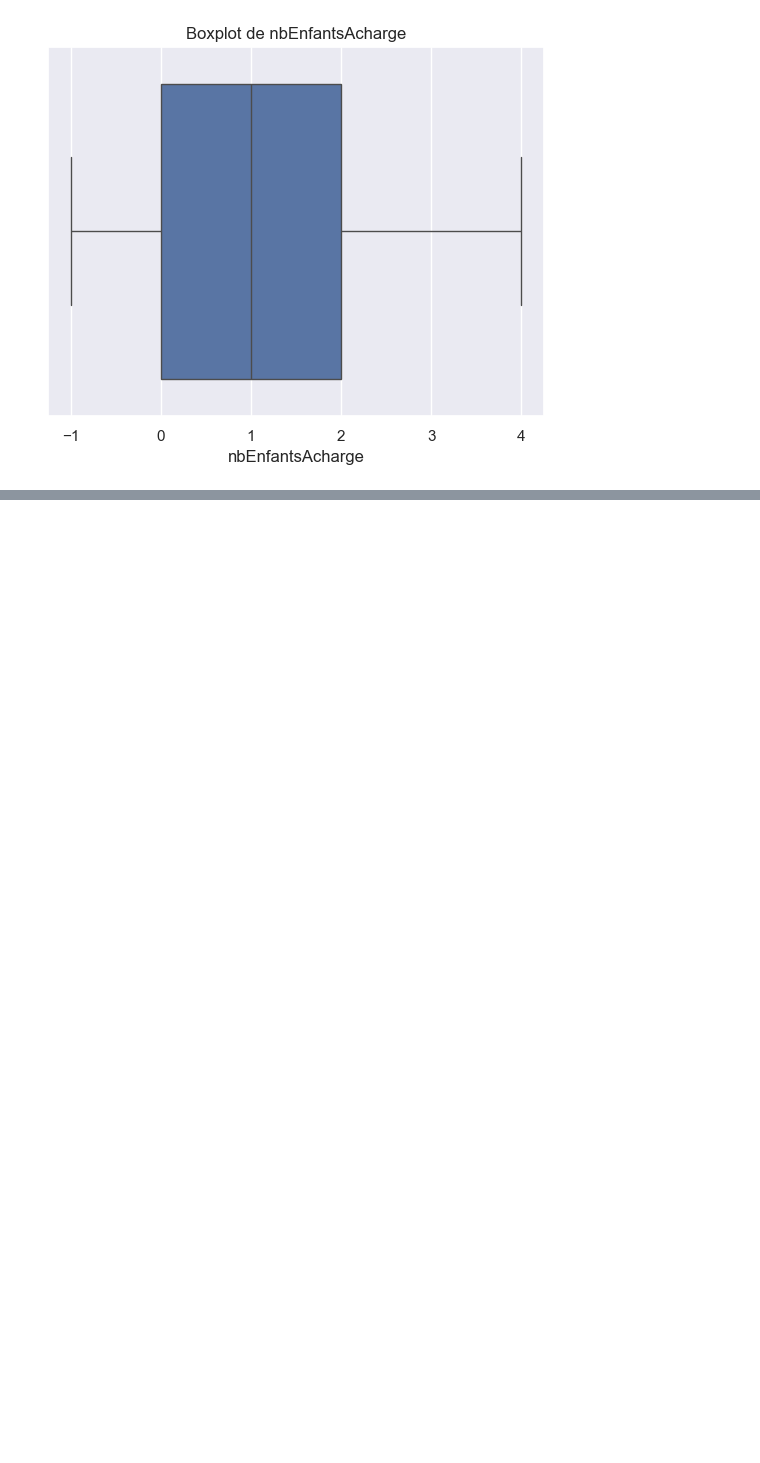
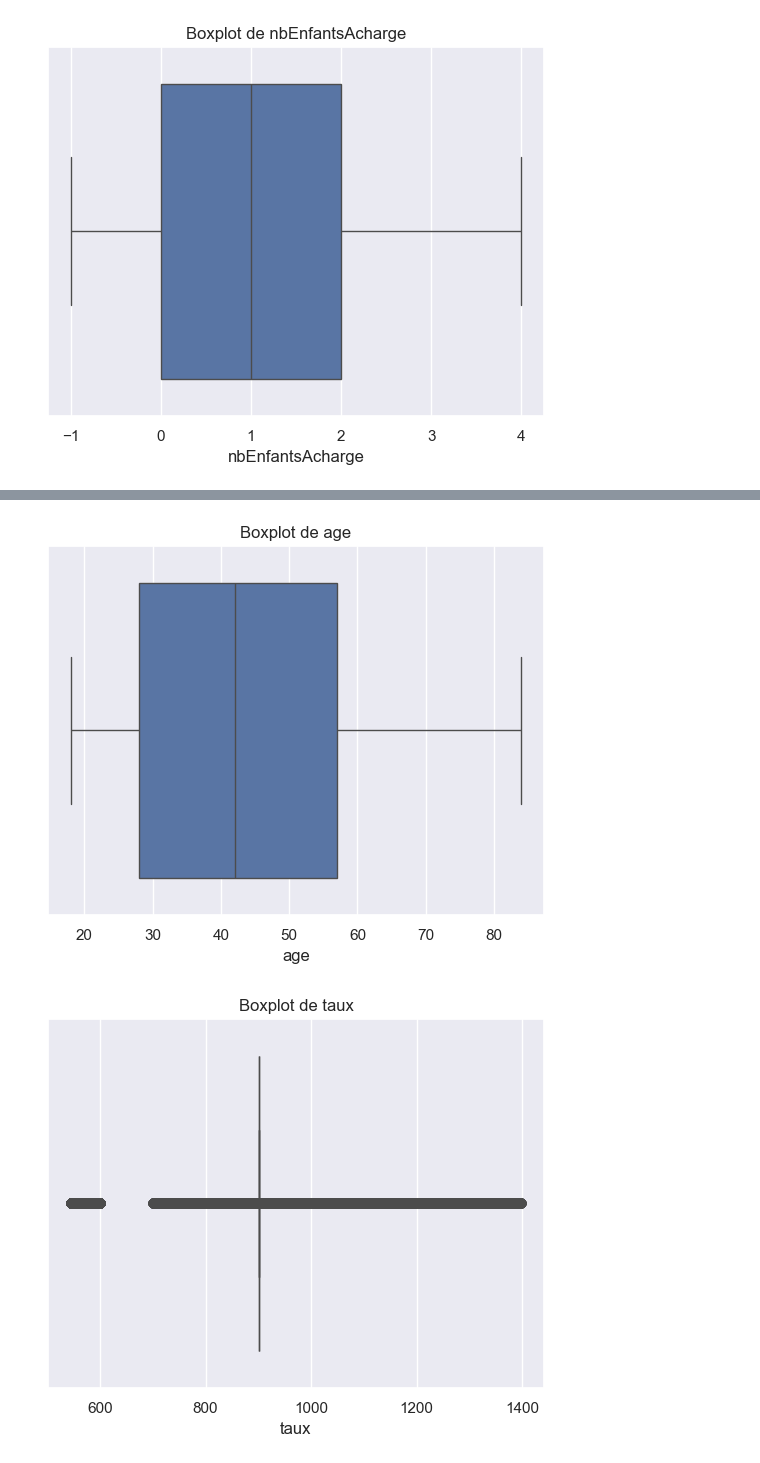
Before and after one commit to devAhansal/DATA-MINING-PROJECT, a Jupyter notebook: notebooks/02-eda.ipynb, the cells around one changed output, grey strips where cells are left out. Cells and saved outputs as stored; diff of their text form; code cells hidden in the pictures; blank space fills up the shorter version.

```diff
--- a/notebooks/02-eda.ipynb
+++ b/notebooks/02-eda.ipynb
@@ -60,0 +110,10 @@ for col in num_cols:
+# %%
+# Boxplots pour détecter les outliers
+for col in num_cols:
+    plt.figure()
+    sns.boxplot(x=clients[col])
+    plt.title(f'Boxplot de {col}')
+    plt.show()
+# %% [output]
+[figure, added]
+[figure, added]
```
Also changed, not shown: parts of 10 cells of this notebook, 5 other files.
